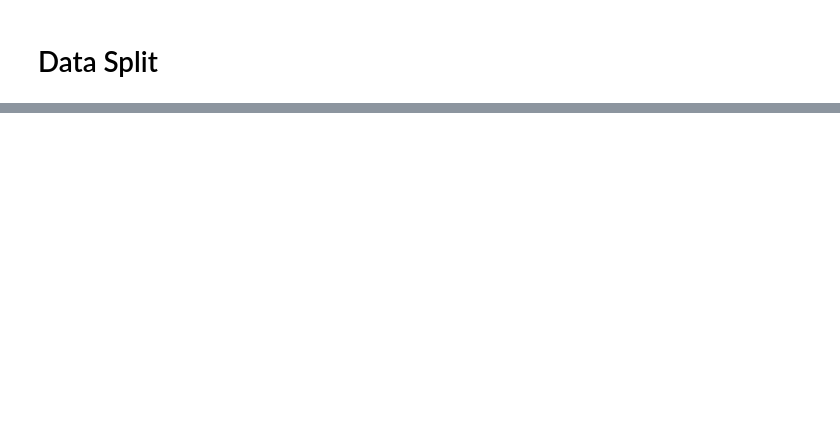
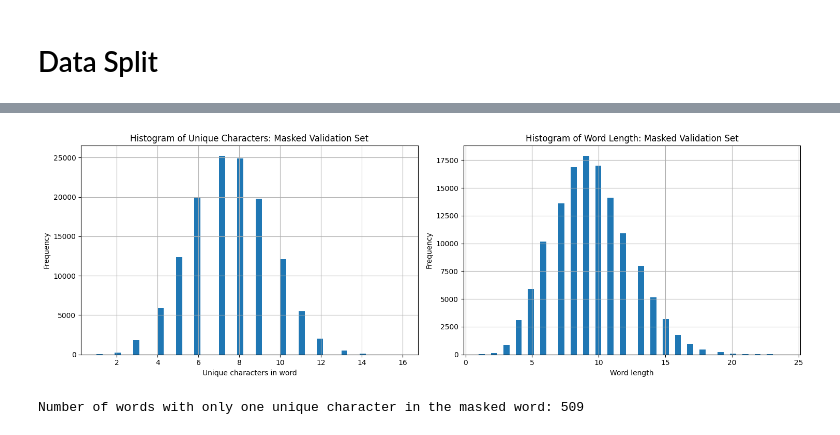
Before and after one commit to ZosoV/hangman_bert, a Jupyter notebook: DataExploration.ipynb, the cells around one changed output, grey strips where cells are left out. Drawn from its saved outputs; the diff is of its cells as text; code cells hidden in the pictures; blank space fills up the shorter version.

```diff
--- a/DataExploration.ipynb
+++ b/DataExploration.ipynb
@@ -306,0 +456,6 @@ plot_pmi_matrix(test_char_pmi, title="Test PMI Matrix")
+# %%
+# Mask words by batches
+batch_size = 32
+df_test['group'] = (df_test.index // batch_size) + 1
+df_masked_test = df_test.groupby('group').apply(mask_words).reset_index(drop=True)
+df_masked_test
@@ -306,0 +493,10 @@ plot_pmi_matrix(test_char_pmi, title="Test PMI Matrix")
+# %%
+# Plot the distribution of unique characters in the masked validation set
+plot_histograms(df_masked_test, title="Masked Validation Set")
+# %% [output]
+[figure, added]
+# %%
+# Check how many words from df_masked_val have only one unique character in the column masked_word
+print(f"Number of words with only one unique character in the masked word: {len(df_masked_val[df_masked_val['masked_word'].apply(lambda x: len(set(x)) == 1)])}")
+# %% [output]
+Number of words with only one unique character in the masked word: 509
```
Also changed, not shown: parts of 11 cells of this notebook, 1 other file.
